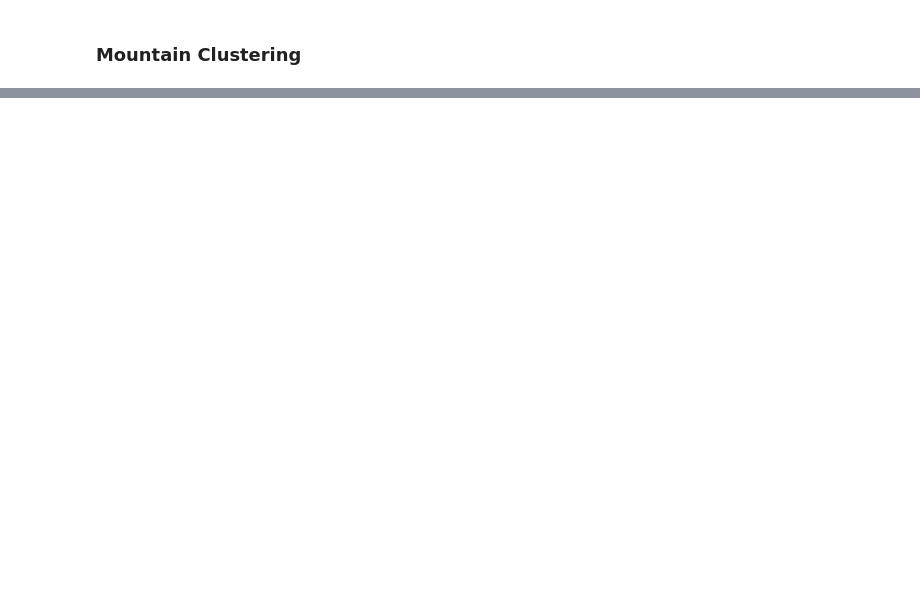
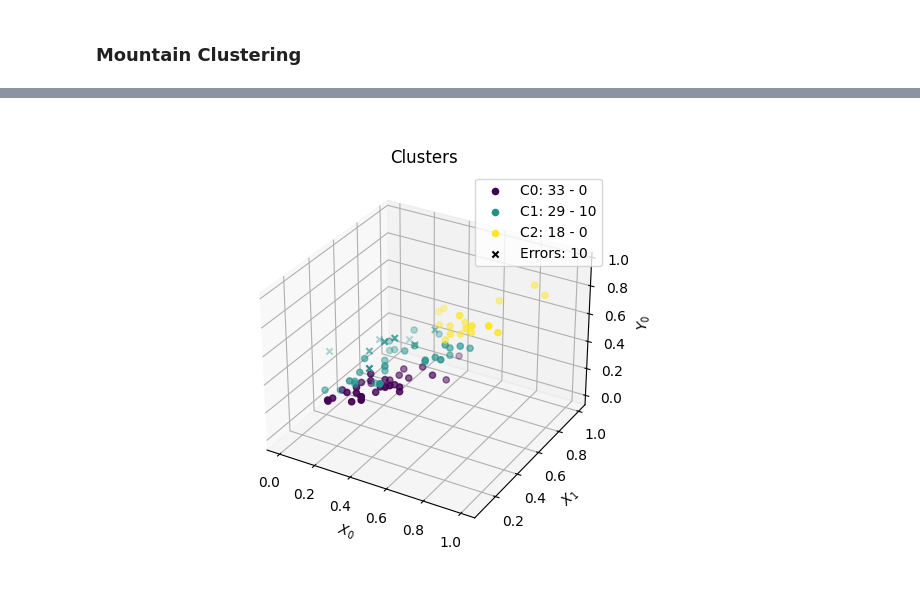
Before and after one commit to aortega0703/AI-pipeline, a Jupyter notebook: pipeline.ipynb, the cells around one changed output, grey strips where cells are left out. Saved outputs shown, nothing was run; the diff lists cells and outputs as text; code cells hidden in the pictures; blank space fills up the shorter version.

```diff
--- a/pipeline.ipynb
+++ b/pipeline.ipynb
@@ -460,20 +486,22 @@ plot_cluster(X, U, C=C)
 # %%
 def substractive(X, n, sigma, beta, epsilon=0, norm=norm["Euclidean2"]):
     def f(v, a): return np.exp(-norm(v)/(2 * a**2))
     m = [np.sum(f(X - v[:, None], sigma)) for v in X.T]
     mc, mc_new = 0, np.inf
     C = []
     while True:
         c = np.argmax(m)
         if m[c] <= epsilon:
             break
         mc = m[c]
         C.append(X[:, [c]])
-        m = [m[v] - m[c] * f(X[:,c] - X[:, v], beta)
+        m = [np.max(m[v] - m[c] * f(X[:,c] - X[:, v], beta), 0)
              for v in range(len(m))]
     return np.concatenate(C, axis=1)
 
 
 C = substractive(X, 10, 1, 1, 0.05)
 U = update_clusters_fuzzy(X, C, 3)
-plot_cluster(X, U, C=C)
+plot_cluster(X, compare_cluster(U, Yd), C=C, Ud=Yd)
+# %% [output]
+[figure, added]
```
Also changed, not shown: parts of 7 cells of this notebook.
